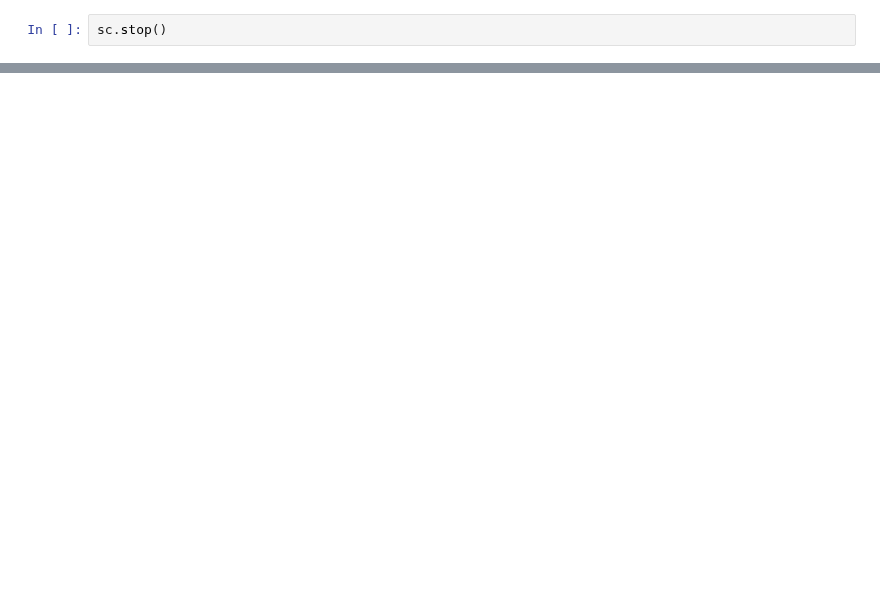
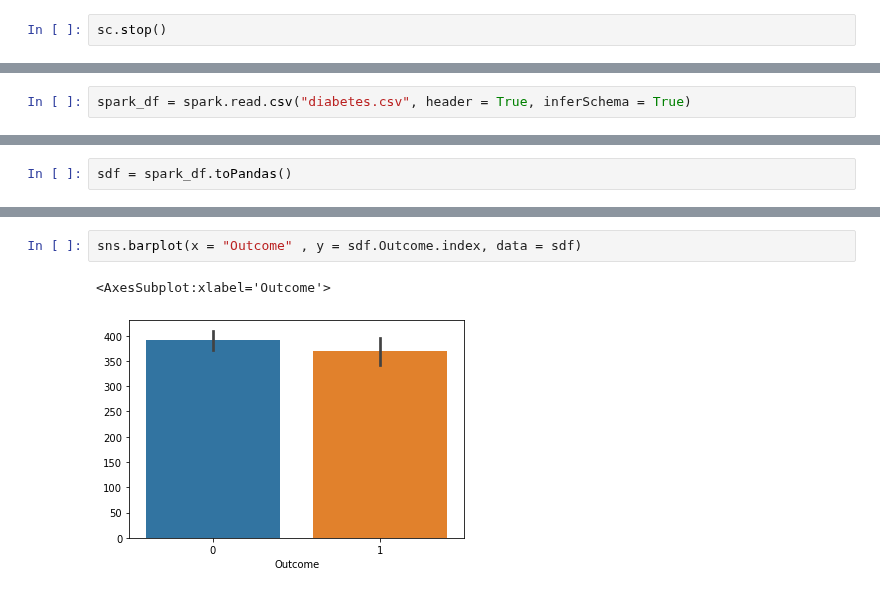
Before and after one commit to mustafaktaas/Python_StockPricePrediction_MachineLearning, a Jupyter notebook: Big-Data-Analytic.ipynb, the cells around one changed output, grey strips where cells are left out. Cells and saved outputs as stored; diff of their text form; blank space fills up the shorter version.

```diff
--- a/Big-Data-Analytic.ipynb
+++ b/Big-Data-Analytic.ipynb
@@ -48,0 +84,2 @@ sc
+# %%
+spark_df = spark.read.csv("diabetes.csv", header = True, inferSchema = True)
@@ -48,0 +390,2 @@ sc
+# %%
+sdf = spark_df.toPandas()
@@ -48,0 +408,5 @@ sc
+# %%
+sns.barplot(x = "Outcome" , y = sdf.Outcome.index, data = sdf)
+# %% [output]
+<AxesSubplot:xlabel='Outcome'>
+[figure, added]
```
Also changed, not shown: parts of 57 cells of this notebook.
